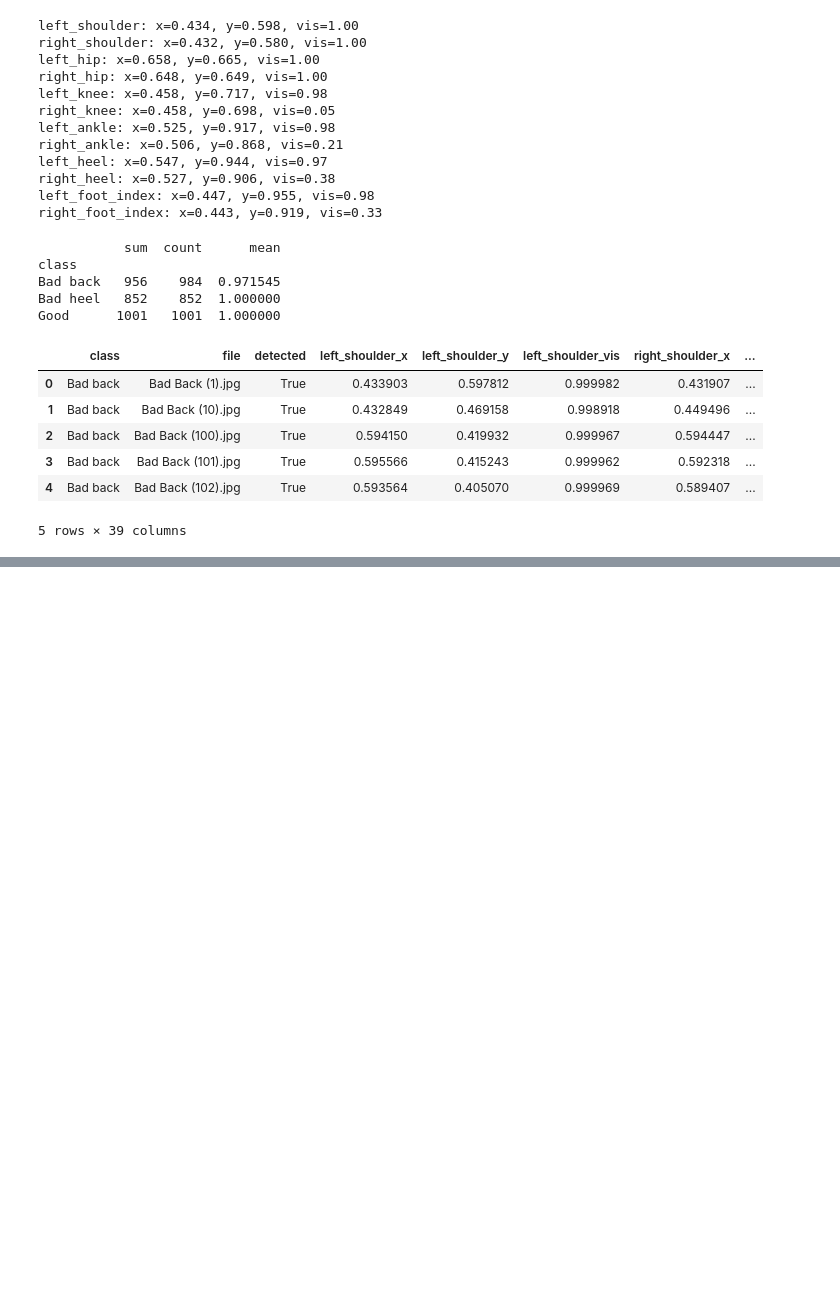
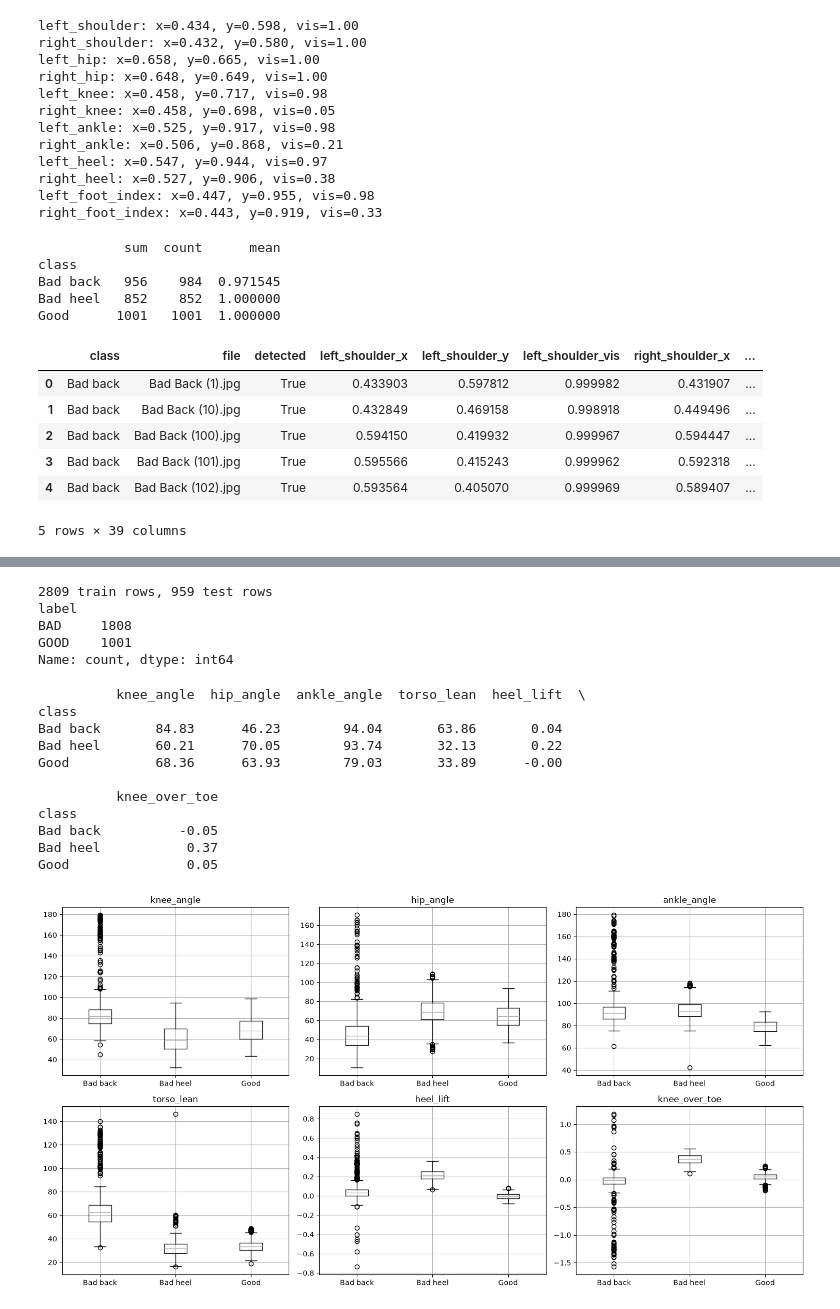
Before and after one commit to mariecarii/CSCI-499-Capstone-Project, a Jupyter notebook: ml_algo_.ipynb, the cells around one changed output, grey strips where cells are left out. Saved outputs shown, nothing was run; the diff lists cells and outputs as text; code cells hidden in the pictures; blank space fills up the shorter version.

```diff
--- a/ml_algo_.ipynb
+++ b/ml_algo_.ipynb
@@ -311,0 +361,64 @@ Good      1001   1001  1.000000
+# %%
+#create features
+def make_features(row):
+    s = pick_side(row)
+    P = {n: np.array([row[f"{s}_{n}_x"], row[f"{s}_{n}_y"]]) for n in BODY_PARTS}
+
+    shank = np.linalg.norm(P["knee"] - P["ankle"]) + 1e-9        # lower-leg length (normalizer)
+    torso = P["shoulder"] - P["hip"]
+    up = np.array([0, -1])                                        # image y points down
+    facing = 1.0 if P["foot_index"][0] >= P["heel"][0] else -1.0  # direction person faces
+
+    torso_lean = np.degrees(np.arccos(np.clip(
+        np.dot(torso, up) / (np.linalg.norm(torso) + 1e-9), -1, 1)))
+
+    return {
+        "knee_angle":    angle_3pts(P["hip"], P["knee"], P["ankle"]),
+        "hip_angle":     angle_3pts(P["shoulder"], P["hip"], P["knee"]),
+        "ankle_angle":   angle_3pts(P["knee"], P["ankle"], P["foot_index"]),
+        "torso_lean":    torso_lean,
+        "heel_lift":     (P["foot_index"][1] - P["heel"][1]) / shank,
+        "knee_over_toe": facing * (P["knee"][0] - P["foot_index"][0]) / shank,
+    }
+# %%
+#build train & test tables
+FEATURES = ["knee_angle", "hip_angle", "ankle_angle", "torso_lean", "heel_lift", "knee_over_toe"]
+
+valid = points_df[points_df["detected"]].copy() #if no pose was detected, we can remove it
+feats = pd.DataFrame([make_features(r) for _, r in valid.iterrows()], index=valid.index)
+data = pd.concat([valid[["split", "class", "file"]], feats], axis=1)
+data["label"] = np.where(data["class"].str.lower().str.contains("good"), "GOOD", "BAD")
+data.to_csv("squat_features.csv", index=False)
+
+train = data[data["split"] == "train"]
+test  = data[data["split"] == "test"]
+print(f"\n{len(train)} train rows, {len(test)} test rows")
+print(train["label"].value_counts())
+# %% [output]
+2809 train rows, 959 test rows
+label
+BAD     1808
+GOOD    1001
+Name: count, dtype: int64
+# %%
+#view data
+print(data.groupby("class")[FEATURES].mean().round(2))
+
+fig, axes = plt.subplots(2, 3, figsize=(15, 8))
+for ax, feat in zip(axes.ravel(), FEATURES):
+    data.boxplot(column=feat, by="class", ax=ax)
+    ax.set_title(feat); ax.set_xlabel("")
+plt.suptitle(""); plt.tight_layout(); plt.show()
+# %% [output]
+          knee_angle  hip_angle  ankle_angle  torso_lean  heel_lift  \
+class
+Bad back       84.83      46.23        94.04       63.86       0.04
+Bad heel       60.21      70.05        93.74       32.13       0.22
+Good           68.36      63.93        79.03       33.89      -0.00
+
+          knee_over_toe
+class
+Bad back          -0.05
+Bad heel           0.37
+Good               0.05
+[figure, added]
```
Also changed, not shown: parts of 5 cells of this notebook.
